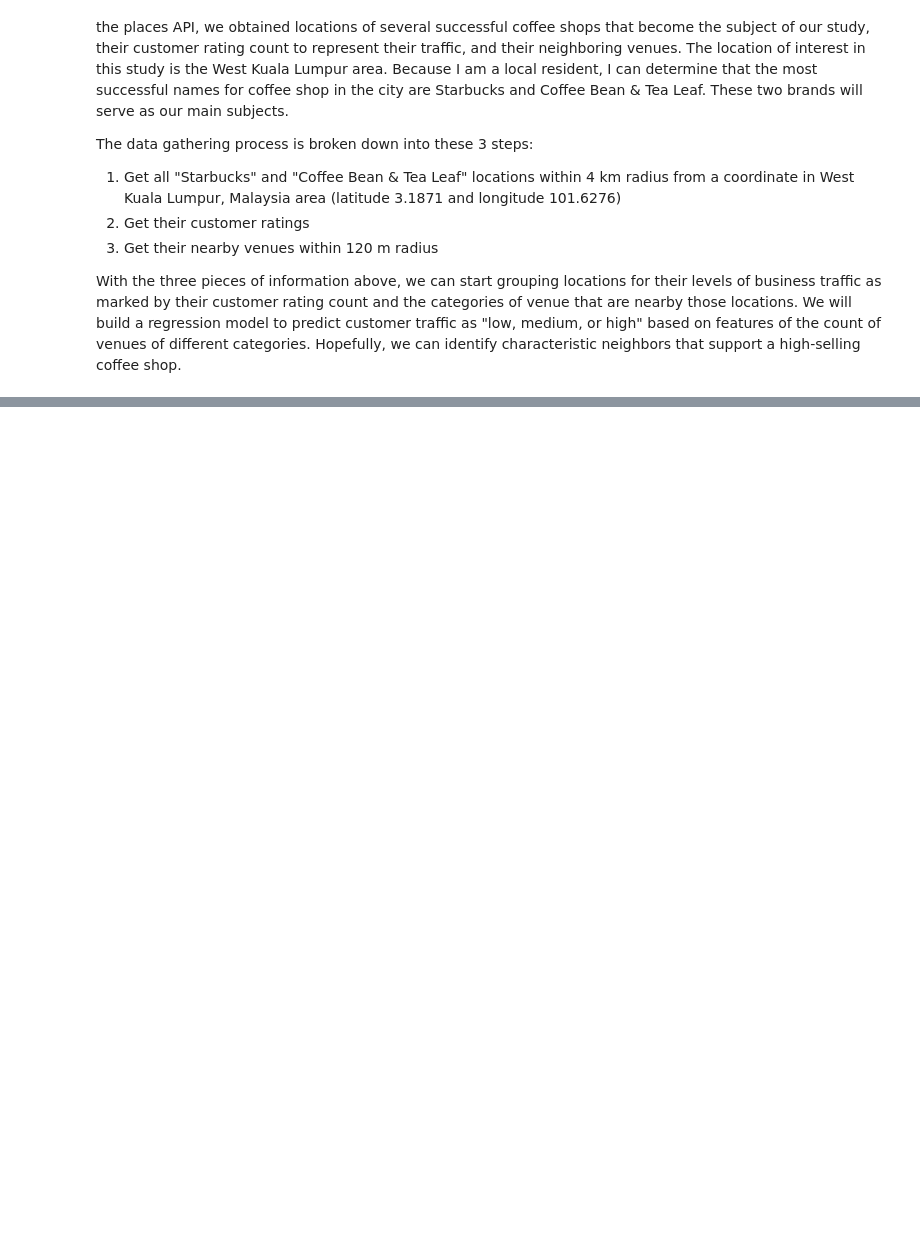
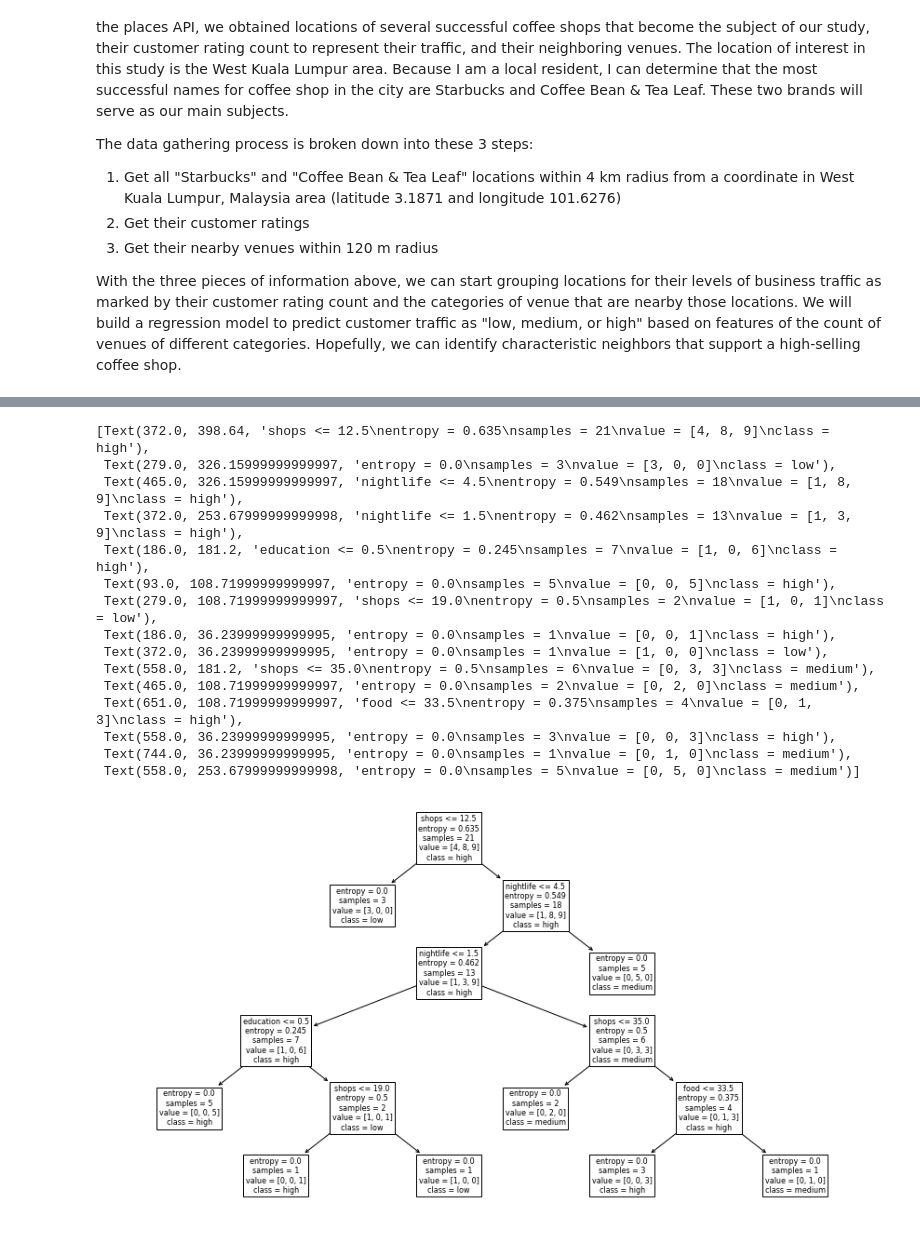
Before and after one commit to edwinsutrisno/Coursera_Capstone, a Jupyter notebook: Coffee_Shop_Traffic_Prediction.ipynb, the cells around one changed output, grey strips where cells are left out. Drawn from its saved outputs; the diff is of its cells as text; code cells hidden in the pictures; blank space fills up the shorter version.

```diff
--- a/Coffee_Shop_Traffic_Prediction.ipynb
+++ b/Coffee_Shop_Traffic_Prediction.ipynb
@@ -20,0 +287,10 @@ With the three pieces of information above, we can start grouping locations for
+# %%
+#%% Create Features of Category Venue Count
+features = pd.DataFrame(data=0, columns=all_cats['category1'].unique(), index=coffee['id'])
+for nb in neighbors:
+    coffee_id = nb['coffee_id']
+    cat1s = nb['neighbors']['category1'].unique()
+    for cat1 in cat1s:
+        features.loc[coffee_id, cat1] = (nb['neighbors']['category1'] == cat1).sum()
+    del cat1s, cat1, coffee_id
+del nb
@@ -20,0 +313,5 @@ With the three pieces of information above, we can start grouping locations for
+# %%
+# Create the target variable
+venue_ratings = pd.Series(data=coffee['ratingSignals'].values, index=coffee['id'], name='ratingCount')
+print('Target variable:')
+venue_ratings.head(5)
@@ -20,0 +332,8 @@ With the three pieces of information above, we can start grouping locations for
+# %%
+# Map the ratings to traffic levels 0, 1, or 2
+venue_ratings = venue_ratings.to_frame()
+venue_ratings['traffic'] = -1
+venue_ratings.loc[venue_ratings['ratingCount'] >= 150, 'traffic'] = 2
+venue_ratings.loc[venue_ratings['ratingCount'] < 150, 'traffic'] = 1
+venue_ratings.loc[venue_ratings['ratingCount'] < 50, 'traffic'] = 0
+venue_ratings.head(5)
@@ -20,0 +354,10 @@ With the three pieces of information above, we can start grouping locations for
+# %%
+clf = tree.DecisionTreeClassifier(max_depth=10)
+X = features.sort_index().values
+y = venue_ratings['traffic'].sort_index().values
+
+loo = LeaveOneOut()
+yhat = np.zeros(len(y)) # initialize yhat with zeros
+for train_ind, test_ind in loo.split(X):
+    clf.fit(X[train_ind, :], y[train_ind]) # train
+    yhat[test_ind] = clf.predict(X[test_ind, :]) # test
@@ -20,0 +391,20 @@ With the three pieces of information above, we can start grouping locations for
+# %%
+plt.figure(figsize=[15, 8])
+tree.plot_tree(clf, feature_names=features.columns.tolist(), class_names=['low', 'medium', 'high'], fontsize=8)
+# %% [output]
+[Text(372.0, 398.64, 'shops <= 12.5\nentropy = 0.635\nsamples = 21\nvalue = [4, 8, 9]\nclass = high'),
+ Text(279.0, 326.15999999999997, 'entropy = 0.0\nsamples = 3\nvalue = [3, 0, 0]\nclass = low'),
+ Text(465.0, 326.15999999999997, 'nightlife <= 4.5\nentropy = 0.549\nsamples = 18\nvalue = [1, 8, 9]\nclass = high'),
+ Text(372.0, 253.67999999999998, 'nightlife <= 1.5\nentropy = 0.462\nsamples = 13\nvalue = [1, 3, 9]\nclass = high'),
+ Text(186.0, 181.2, 'education <= 0.5\nentropy = 0.245\nsamples = 7\nvalue = [1, 0, 6]\nclass = high'),
+ Text(93.0, 108.71999999999997, 'entropy = 0.0\nsamples = 5\nvalue = [0, 0, 5]\nclass = high'),
+ Text(279.0, 108.71999999999997, 'shops <= 19.0\nentropy = 0.5\nsamples = 2\nvalue = [1, 0, 1]\nclass = low'),
+ Text(186.0, 36.23999999999995, 'entropy = 0.0\nsamples = 1\nvalue = [0, 0, 1]\nclass = high'),
+ Text(372.0, 36.23999999999995, 'entropy = 0.0\nsamples = 1\nvalue = [1, 0, 0]\nclass = low'),
+ Text(558.0, 181.2, 'shops <= 35.0\nentropy = 0.5\nsamples = 6\nvalue = [0, 3, 3]\nclass = medium'),
+ Text(465.0, 108.71999999999997, 'entropy = 0.0\nsamples = 2\nvalue = [0, 2, 0]\nclass = medium'),
+ Text(651.0, 108.71999999999997, 'food <= 33.5\nentropy = 0.375\nsamples = 4\nvalue = [0, 1, 3]\nclass = high'),
+ Text(558.0, 36.23999999999995, 'entropy = 0.0\nsamples = 3\nvalue = [0, 0, 3]\nclass = high'),
+ Text(744.0, 36.23999999999995, 'entropy = 0.0\nsamples = 1\nvalue = [0, 1, 0]\nclass = medium'),
+ Text(558.0, 253.67999999999998, 'entropy = 0.0\nsamples = 5\nvalue = [0, 5, 0]\nclass = medium')]
+[figure, added]
```
Also changed, not shown: parts of 52 cells of this notebook, 5 other files.
